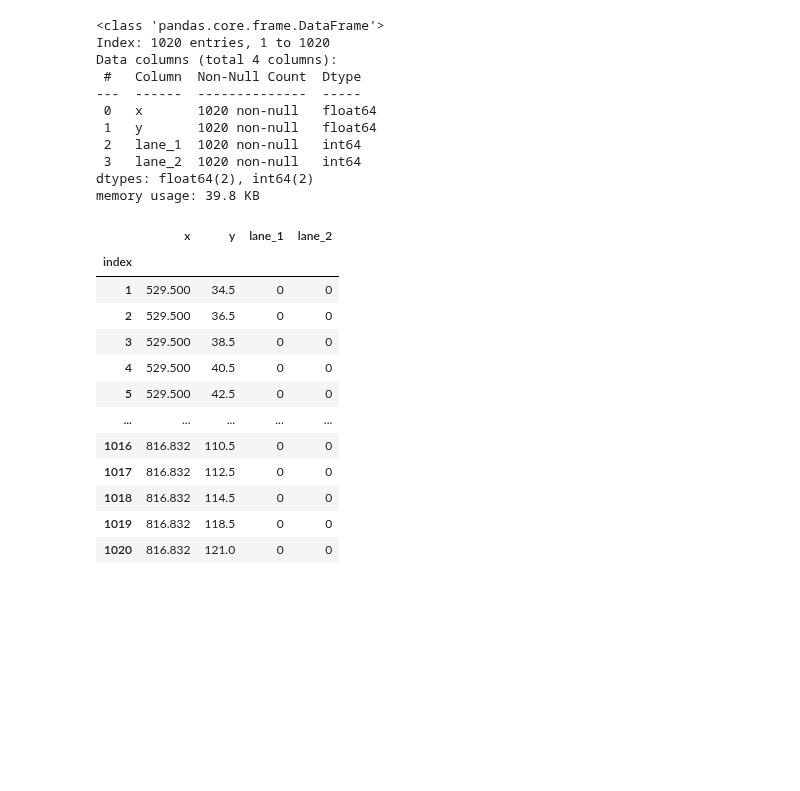
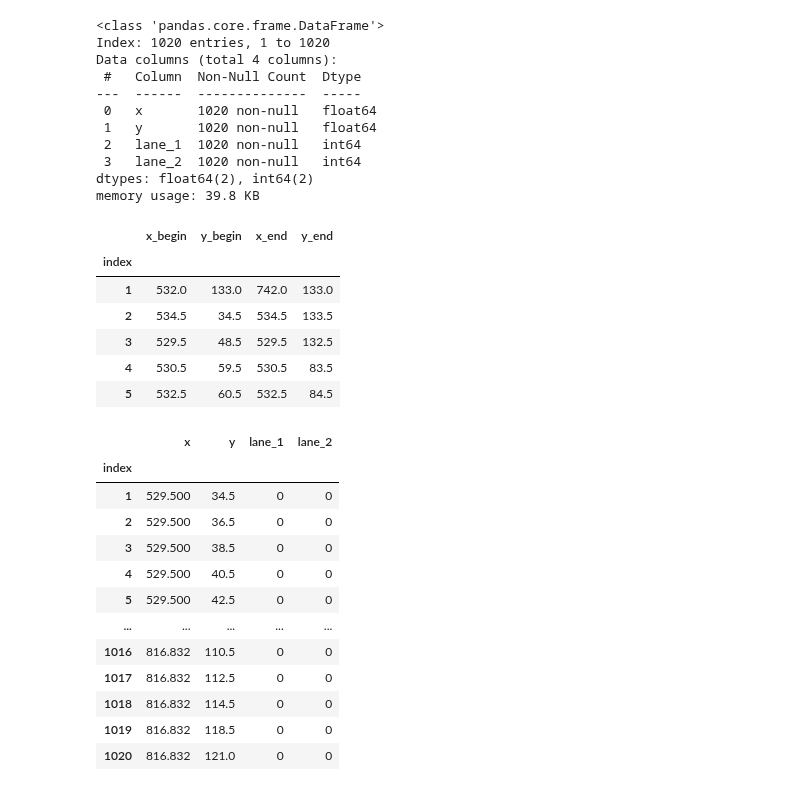
Before and after one commit to PeterAlbus/agv_parameter_visualization, a Jupyter notebook: map_agv.ipynb, the cells around one changed output. Drawn from its saved outputs; the diff is of its cells as text; code cells hidden in the pictures; blank space fills up the shorter version.

```diff
--- a/map_agv.ipynb
+++ b/map_agv.ipynb
@@ -44,6 +44,16 @@ Data columns (total 4 columns):
  3   lane_2  1020 non-null   int64
 dtypes: float64(2), int64(2)
 memory usage: 39.8 KB
+# %%
+df_lanes
+# %% [output]
+|  | x_begin | y_begin | x_end | y_end |
+| index |  |  |  |  |
+| 1 | 532.0 | 133.0 | 742.0 | 133.0 |
+| 2 | 534.5 | 34.5 | 534.5 | 133.5 |
+| 3 | 529.5 | 48.5 | 529.5 | 132.5 |
+| 4 | 530.5 | 59.5 | 530.5 | 83.5 |
+| 5 | 532.5 | 60.5 | 532.5 | 84.5 |
 # %%
 df_unbound_transponders = df_transponders[
     (df_transponders["lane_1"] == 0)
```
Also changed, not shown: 1 other file.
